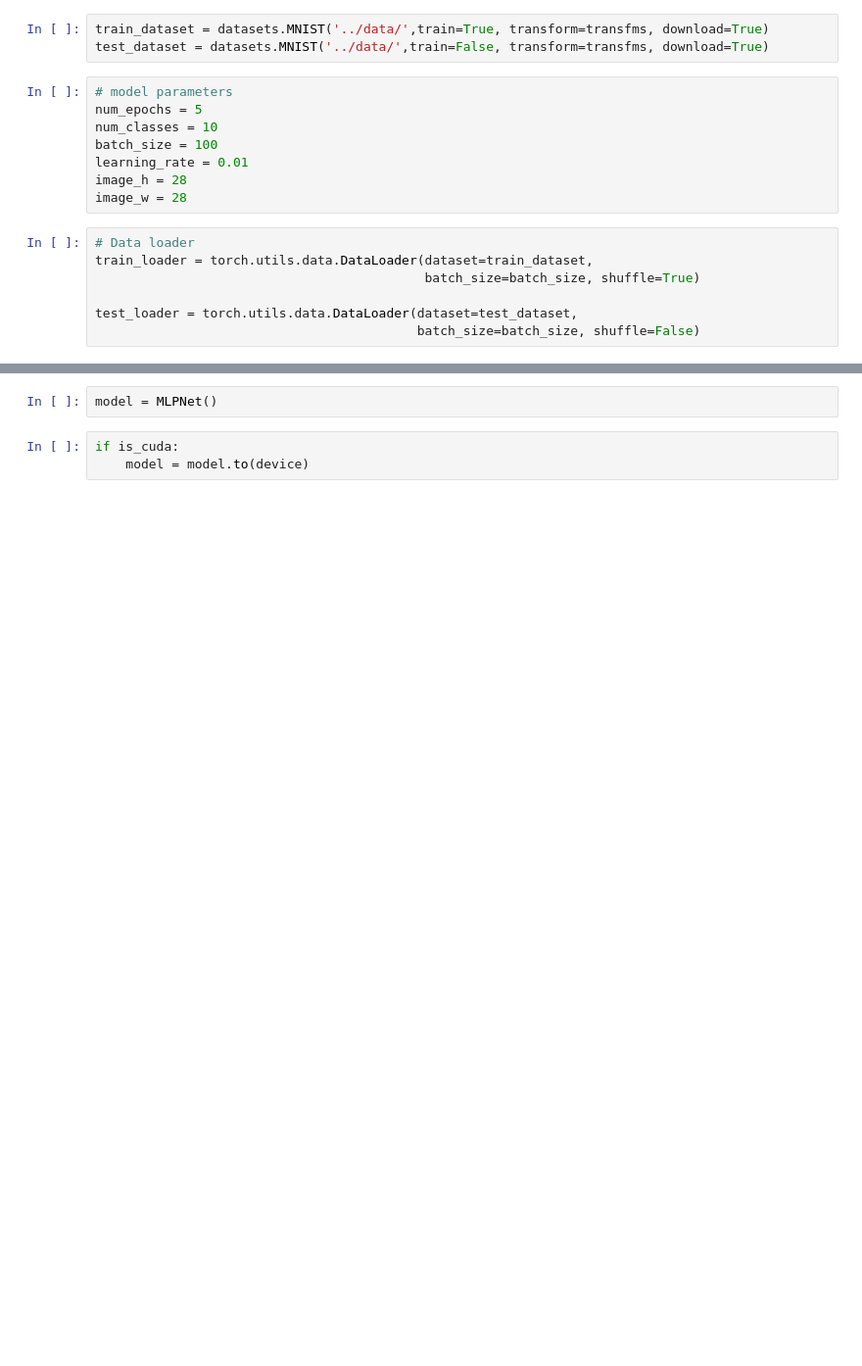
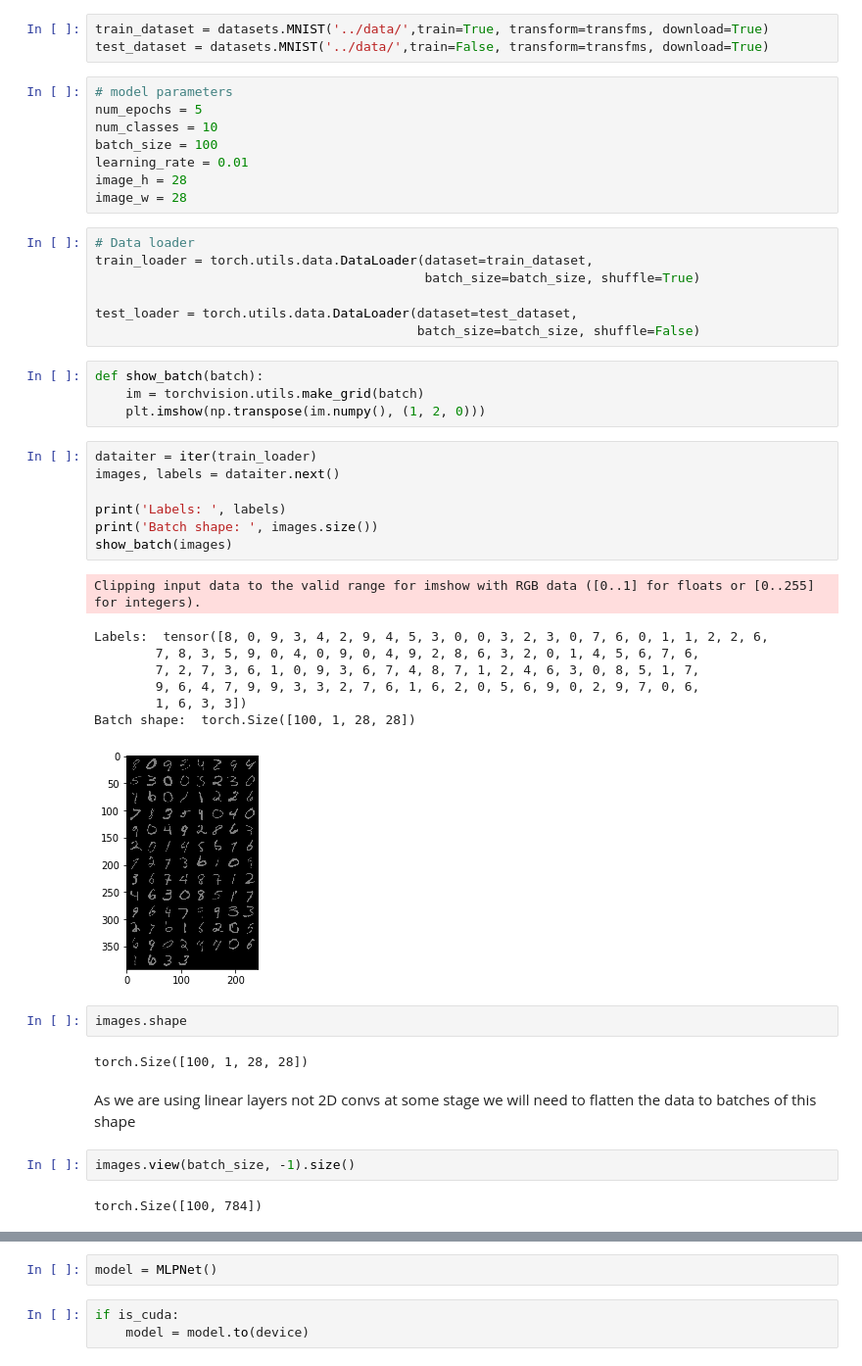
Before and after one commit to adriangrepo/dl-octo-sniffle, a Jupyter notebook: pytorch/linear_models_pytorch.ipynb, the cells around one changed output, grey strips where cells are left out. Shown at 98% size. Cells and saved outputs as stored; diff of their text form; blank space fills up the shorter version.

```diff
--- a/pytorch/linear_models_pytorch.ipynb
+++ b/pytorch/linear_models_pytorch.ipynb
@@ -50,3 +50,33 @@ train_loader = torch.utils.data.DataLoader(dataset=train_dataset,
 
 test_loader = torch.utils.data.DataLoader(dataset=test_dataset,
                                           batch_size=batch_size, shuffle=False)
+# %%
+def show_batch(batch):
+    im = torchvision.utils.make_grid(batch)
+    plt.imshow(np.transpose(im.numpy(), (1, 2, 0)))
+# %%
+dataiter = iter(train_loader)
+images, labels = dataiter.next()
+
+print('Labels: ', labels)
+print('Batch shape: ', images.size())
+show_batch(images)
+# %% [output]
+Clipping input data to the valid range for imshow with RGB data ([0..1] for floats or [0..255] for integers).
+Labels:  tensor([8, 0, 9, 3, 4, 2, 9, 4, 5, 3, 0, 0, 3, 2, 3, 0, 7, 6, 0, 1, 1, 2, 2, 6,
+        7, 8, 3, 5, 9, 0, 4, 0, 9, 0, 4, 9, 2, 8, 6, 3, 2, 0, 1, 4, 5, 6, 7, 6,
+        7, 2, 7, 3, 6, 1, 0, 9, 3, 6, 7, 4, 8, 7, 1, 2, 4, 6, 3, 0, 8, 5, 1, 7,
+        9, 6, 4, 7, 9, 9, 3, 3, 2, 7, 6, 1, 6, 2, 0, 5, 6, 9, 0, 2, 9, 7, 0, 6,
+        1, 6, 3, 3])
+Batch shape:  torch.Size([100, 1, 28, 28])
+[figure, added]
+# %%
+images.shape
+# %% [output]
+torch.Size([100, 1, 28, 28])
+# %% [markdown]
+As we are using linear layers not 2D convs at some stage we will need to flatten the data to batches of this shape
+# %%
+images.view(batch_size, -1).size()
+# %% [output]
+torch.Size([100, 784])
```
Also changed, not shown: parts of 7 cells of this notebook, 5 other files.
